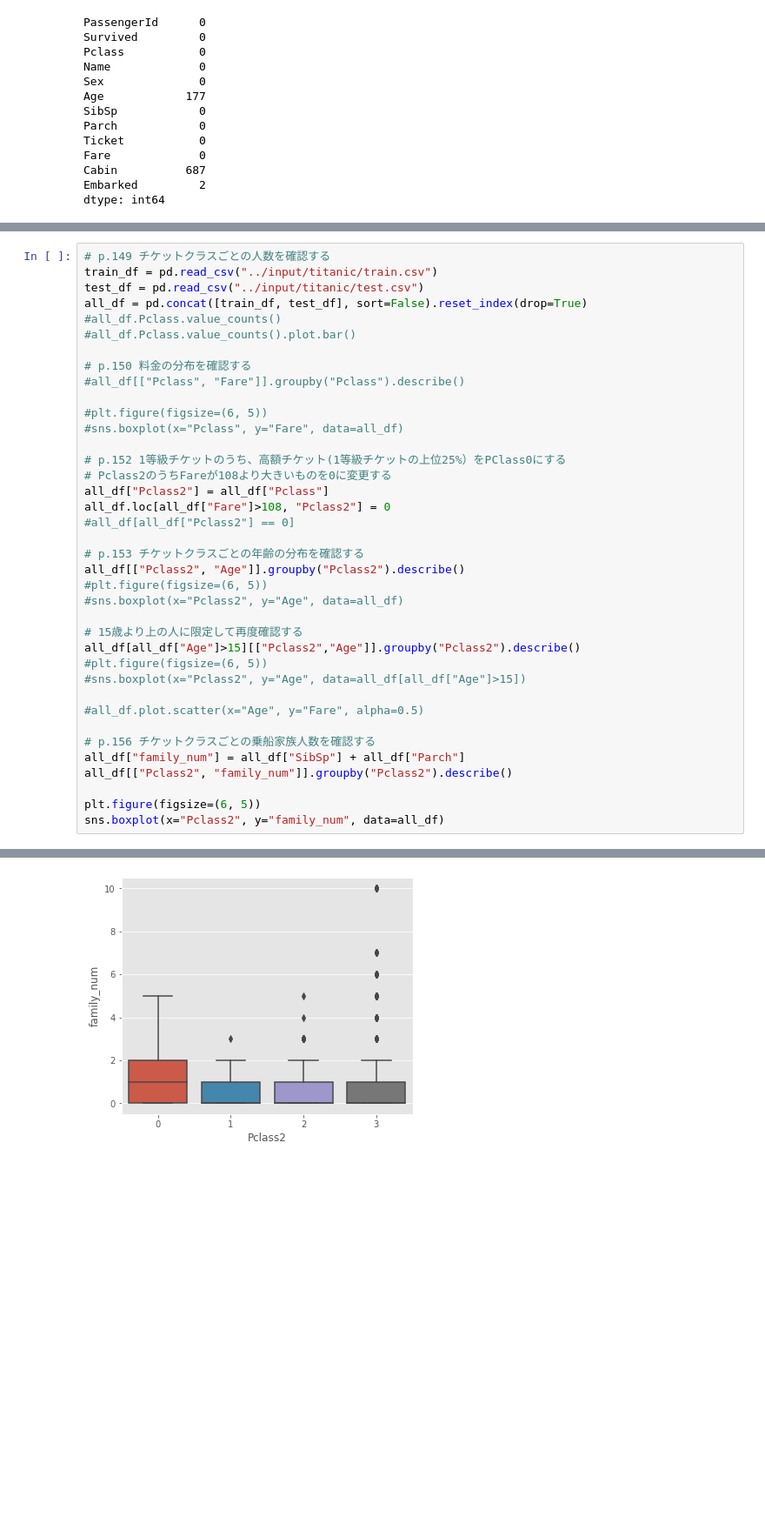
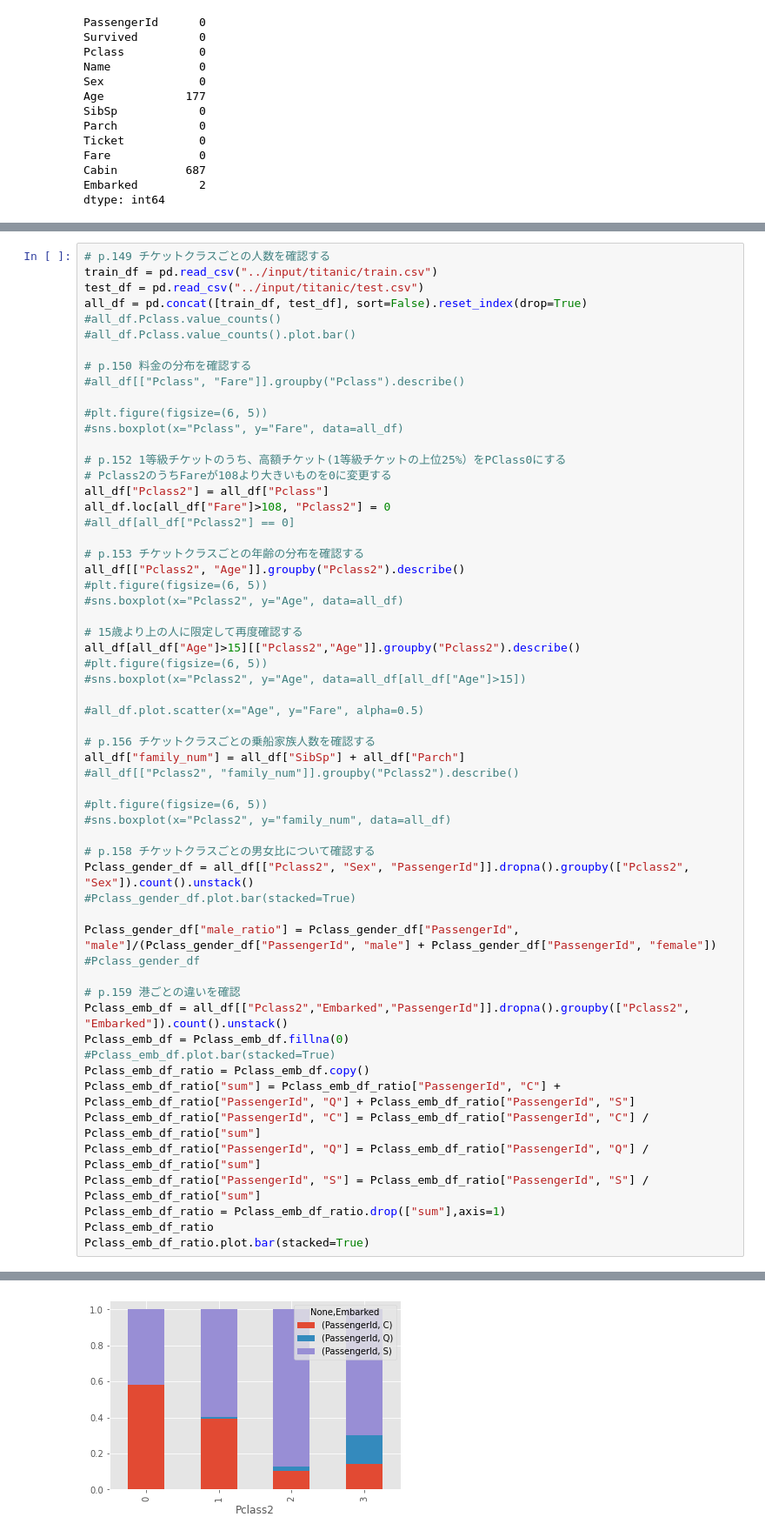
Before and after one commit to satmat/study_kaggle, a Jupyter notebook: titanic.ipynb, the cells around one changed output, grey strips where cells are left out. Shown at 87% size. Saved outputs shown, nothing was run; the diff lists cells and outputs as text; blank space fills up the shorter version.

```diff
--- a/titanic.ipynb
+++ b/titanic.ipynb
@@ -388,8 +388,28 @@ all_df[all_df["Age"]>15][["Pclass2","Age"]].groupby("Pclass2").describe()
 
 # p.156 チケットクラスごとの乗船家族人数を確認する
 all_df["family_num"] = all_df["SibSp"] + all_df["Parch"]
-all_df[["Pclass2", "family_num"]].groupby("Pclass2").describe()
+#all_df[["Pclass2", "family_num"]].groupby("Pclass2").describe()
 
-plt.figure(figsize=(6, 5))
-sns.boxplot(x="Pclass2", y="family_num", data=all_df)
+#plt.figure(figsize=(6, 5))
+#sns.boxplot(x="Pclass2", y="family_num", data=all_df)
+
+# p.158 チケットクラスごとの男女比について確認する
+Pclass_gender_df = all_df[["Pclass2", "Sex", "PassengerId"]].dropna().groupby(["Pclass2", "Sex"]).count().unstack()
+#Pclass_gender_df.plot.bar(stacked=True)
+
+Pclass_gender_df["male_ratio"] = Pclass_gender_df["PassengerId", "male"]/(Pclass_gender_df["PassengerId", "male"] + Pclass_gender_df["PassengerId", "female"])
+#Pclass_gender_df
+
+# p.159 港ごとの違いを確認
+Pclass_emb_df = all_df[["Pclass2","Embarked","PassengerId"]].dropna().groupby(["Pclass2", "Embarked"]).count().unstack()
+Pclass_emb_df = Pclass_emb_df.fillna(0)
+#Pclass_emb_df.plot.bar(stacked=True)
+Pclass_emb_df_ratio = Pclass_emb_df.copy()
+Pclass_emb_df_ratio["sum"] = Pclass_emb_df_ratio["PassengerId", "C"] + Pclass_emb_df_ratio["PassengerId", "Q"] + Pclass_emb_df_ratio["PassengerId", "S"]
+Pclass_emb_df_ratio["PassengerId", "C"] = Pclass_emb_df_ratio["PassengerId", "C"] / Pclass_emb_df_ratio["sum"]
+Pclass_emb_df_ratio["PassengerId", "Q"] = Pclass_emb_df_ratio["PassengerId", "Q"] / Pclass_emb_df_ratio["sum"]
+Pclass_emb_df_ratio["PassengerId", "S"] = Pclass_emb_df_ratio["PassengerId", "S"] / Pclass_emb_df_ratio["sum"]
+Pclass_emb_df_ratio = Pclass_emb_df_ratio.drop(["sum"],axis=1)
+Pclass_emb_df_ratio
+Pclass_emb_df_ratio.plot.bar(stacked=True)
 # %% [output]
@@ -397 +417 @@ sns.boxplot(x="Pclass2", y="family_num", data=all_df)
-[figure, old version]
+[figure, new version]
```
Also changed, not shown: parts of 2 cells of this notebook.
